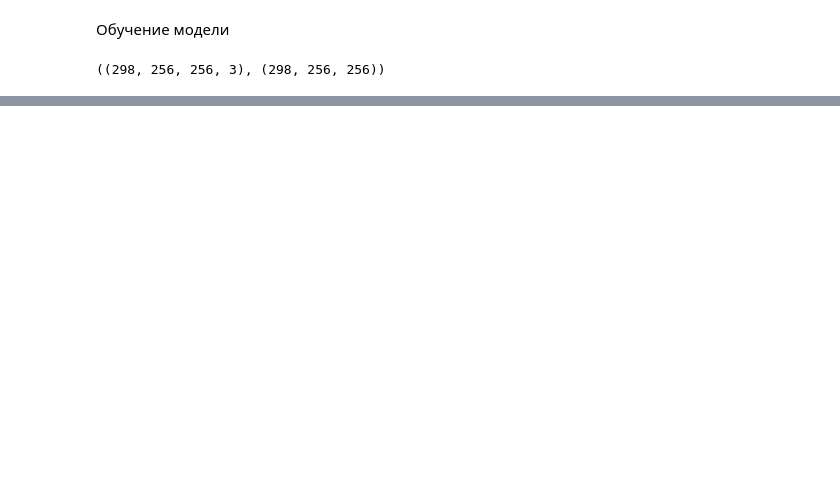
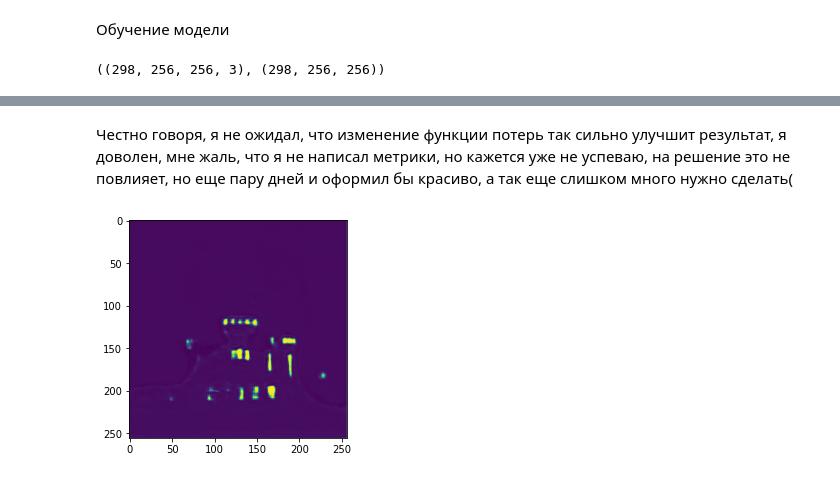
Before and after one commit to Tyrannozavr/machine_learning, a Jupyter notebook: segmentation.ipynb, the cells around one changed output, grey strips where cells are left out. Saved outputs shown, nothing was run; the diff lists cells and outputs as text; code cells hidden in the pictures; blank space fills up the shorter version.

```diff
--- a/segmentation.ipynb
+++ b/segmentation.ipynb
@@ -288,0 +354,9 @@ NameError: ignored
+# %% [markdown]
+Честно говоря, я не ожидал, что изменение функции потерь так сильно улучшит результат, я доволен, мне жаль, что я не написал метрики, но кажется уже не успеваю, на решение это не повлияет, но еще пару дней и оформил бы красиво, а так еще слишком много нужно сделать(
+# %%
+def show_mask(image):
+  '''image view (256, 256)'''
+  plt.imshow(image.squeeze())
+show_mask(result)
+# %% [output]
+[figure, added]
```
Also changed, not shown: parts of 24 cells of this notebook.
